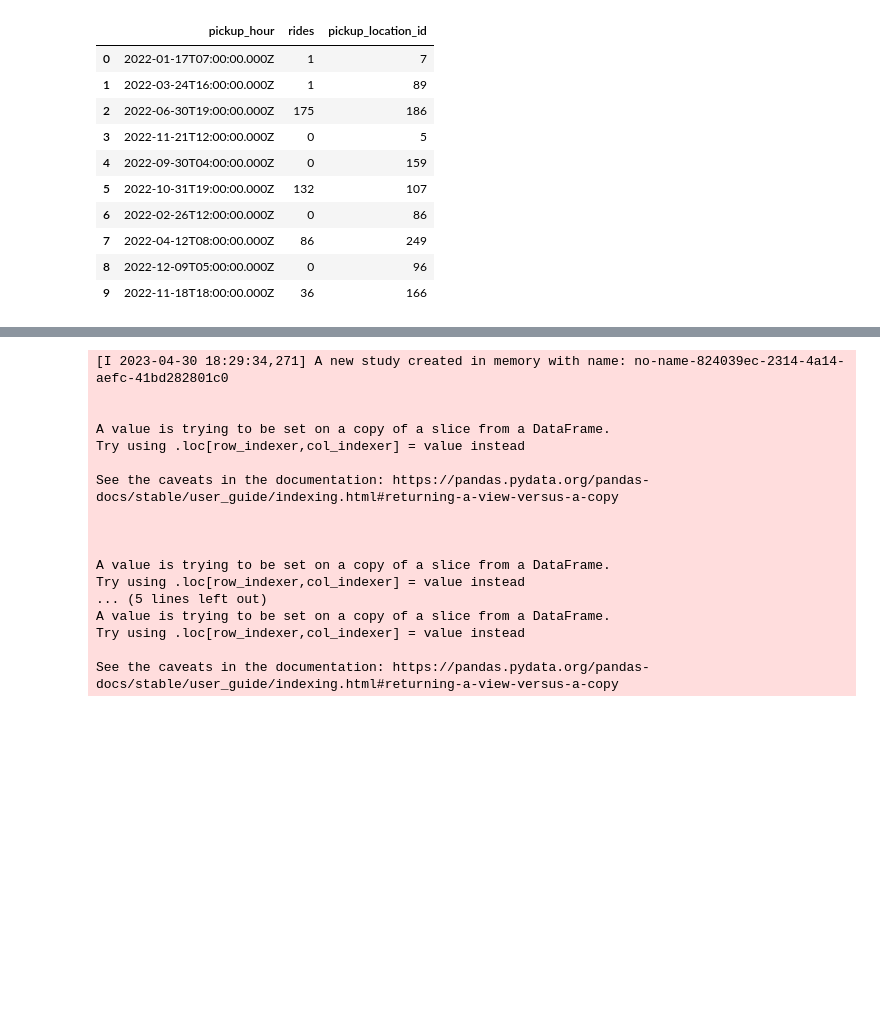
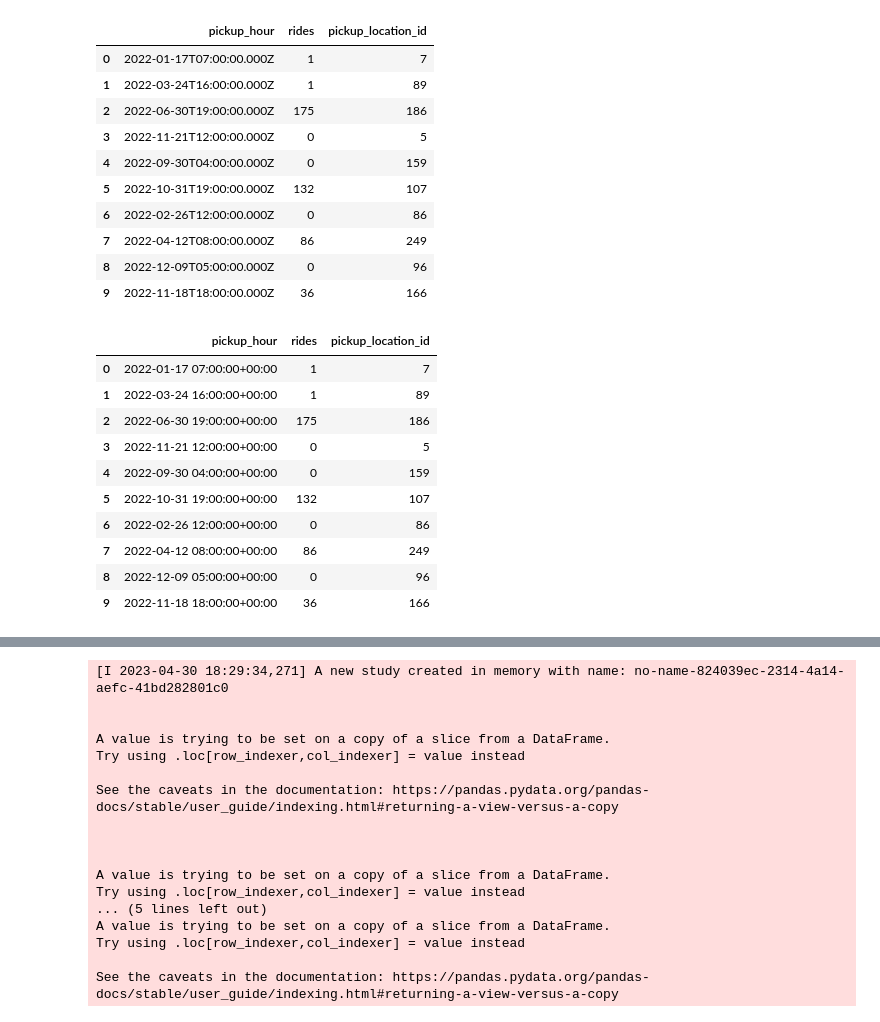
Before and after one commit to Anchit017/taxi_demand_predictor, a Jupyter notebook: notebooks/13_model_training_pipeline.ipynb, the cells around one changed output, grey strips where cells are left out. Cells and saved outputs as stored; diff of their text form; code cells hidden in the pictures; blank space fills up the shorter version.

```diff
--- a/notebooks/13_model_training_pipeline.ipynb
+++ b/notebooks/13_model_training_pipeline.ipynb
@@ -66,6 +67,21 @@ ts_data.head(10)
 | 7 | 2022-04-12T08:00:00.000Z | 86 | 249 |
 | 8 | 2022-12-09T05:00:00.000Z | 0 | 96 |
 | 9 | 2022-11-18T18:00:00.000Z | 36 | 166 |
+# %%
+ts_data['pickup_hour'] = pd.to_datetime(ts_data['pickup_hour']).dt.floor('H')
+ts_data.head(10)
+# %% [output]
+|  | pickup_hour | rides | pickup_location_id |
+| 0 | 2022-01-17 07:00:00+00:00 | 1 | 7 |
+| 1 | 2022-03-24 16:00:00+00:00 | 1 | 89 |
+| 2 | 2022-06-30 19:00:00+00:00 | 175 | 186 |
+| 3 | 2022-11-21 12:00:00+00:00 | 0 | 5 |
+| 4 | 2022-09-30 04:00:00+00:00 | 0 | 159 |
+| 5 | 2022-10-31 19:00:00+00:00 | 132 | 107 |
+| 6 | 2022-02-26 12:00:00+00:00 | 0 | 86 |
+| 7 | 2022-04-12 08:00:00+00:00 | 86 | 249 |
+| 8 | 2022-12-09 05:00:00+00:00 | 0 | 96 |
+| 9 | 2022-11-18 18:00:00+00:00 | 36 | 166 |
 # %%
 ts_data.sort_values(by=['pickup_location_id', 'pickup_hour'], inplace=True)
 ts_data
```
Also changed, not shown: parts of 5 cells of this notebook.
